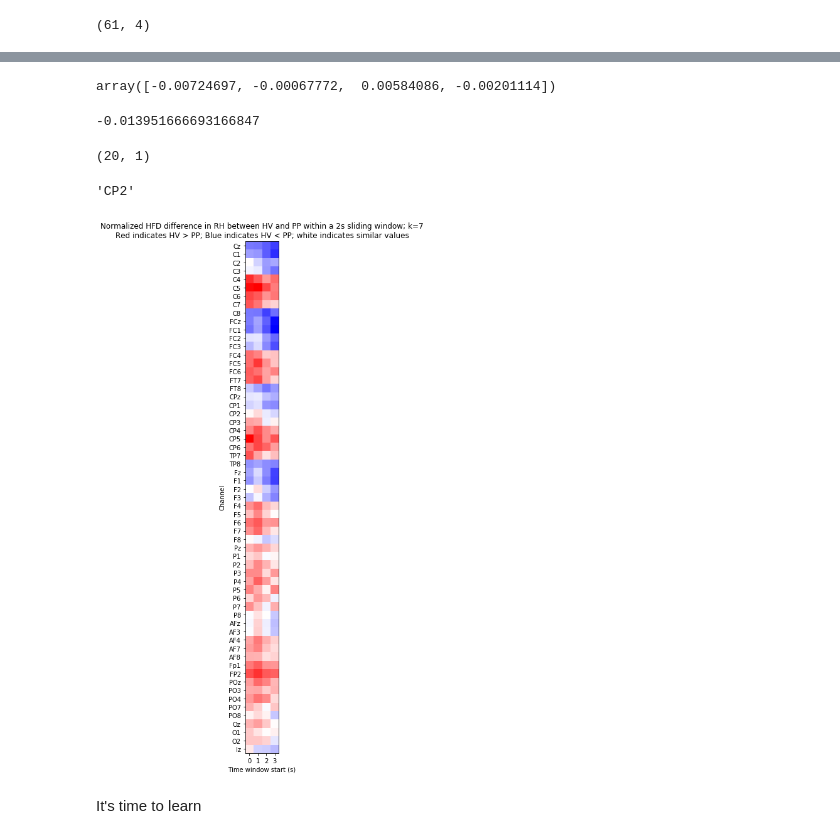
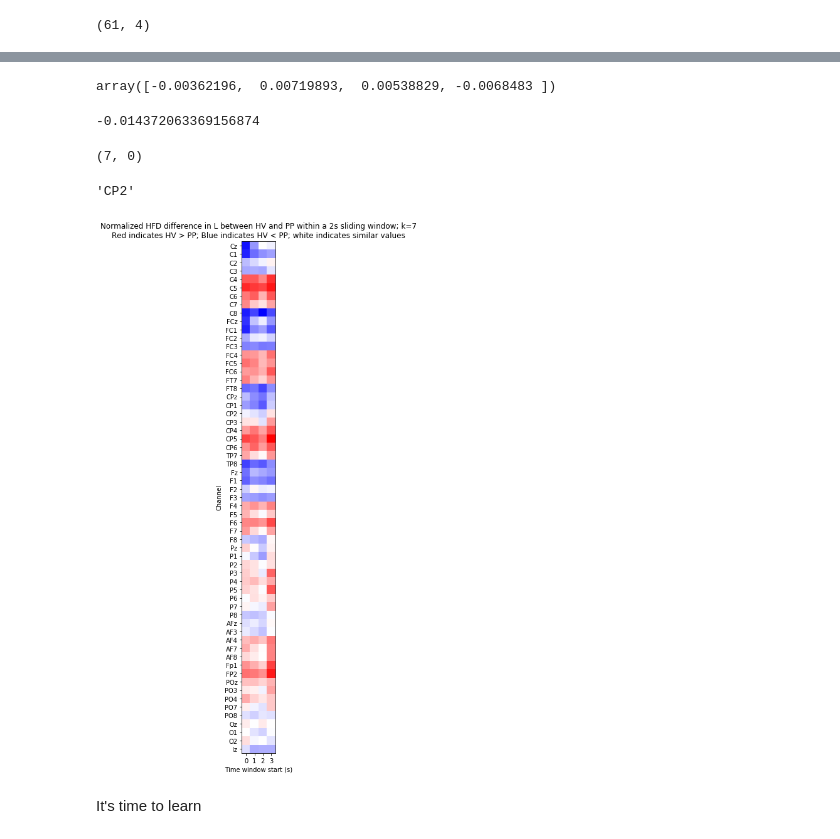
Before and after one commit to cristianch/EEG_CNP, a Jupyter notebook: notebooks/hfd_analysis.ipynb, the cells around one changed output, grey strips where cells are left out. Saved outputs shown, nothing was run; the diff lists cells and outputs as text; code cells hidden in the pictures.

```diff
--- a/notebooks/hfd_analysis.ipynb
+++ b/notebooks/hfd_analysis.ipynb
@@ -87,7 +87,7 @@ sets_healthy_rh
  './../../data_new/raw/PnP\\PnP_8\\PnP_8_L.set',
  './../../data_new/raw/PnP\\PnP_9\\PnP_9_L.set']
 # %%
-limb = rh
+limb = l_old
 
 pp_rh_raw = get_datasets(location_healthy, limb['extension'])
 pnp_rh_raw = get_datasets(location_pain, limb['extension'])
@@ -364,16 +386,16 @@ plt.savefig('./results/graphs/window_pnp.jpg')
 # %%
 diff_all_windows[ch_names.index('P1')]
 # %% [output]
-array([-0.00724697, -0.00067772,  0.00584086, -0.00201114])
+array([-0.00362196,  0.00719893,  0.00538829, -0.0068483 ])
 # %%
 diff_all_windows.min()
 # %% [output]
--0.013951666693166847
+-0.014372063369156874
 # %%
 asda = np.abs(diff_all_windows - np.zeros(diff_all_windows.shape))
 np.unravel_index(asda.argmin(), asda.shape)
 # %% [output]
-(20, 1)
+(7, 0)
 # %%
 ch_names[20]
 # %% [output]
@@ -381,20 +403,20 @@ ch_names[20]
 # %%
 title = str('Normalized HFD difference in ' + limb['name'] + ' between HV and PP within a 2s sliding window; k=7\n' +
         'Red indicates HV > PP; Blue indicates HV < PP; white indicates similar values')
-graph_name = 'window_hv_pp_diff'
+graph_name = 'window_hv_pp_diff_' + limb['name']
 
 plt.figure(figsize=[15,15])
 plt.title(title)
 plt.ylabel('Channel')
 plt.yticks(ticks=range(61), labels=ch_names)
 plt.xticks(range(4))
 plt.xlabel('Time window start (s)')
 plt.imshow(diff_all_windows, cmap='bwr')
 
-plt.savefig('./results/graphs/' + graph_name + '.eps')
-plt.savefig('./results/graphs/' + graph_name + '.jpg')
+plt.savefig('./results/graphs/' + limb['name'] + '/' + graph_name + '.eps')
+plt.savefig('./results/graphs/' + limb['name'] + '/' + graph_name + '.jpg')
 # %% [output]
-[figure, old version]
+[figure, new version]
 # %%
 pnp_rh[0].shape
 # %%
```
Also changed, not shown: parts of 10 cells of this notebook, 24 other files.
